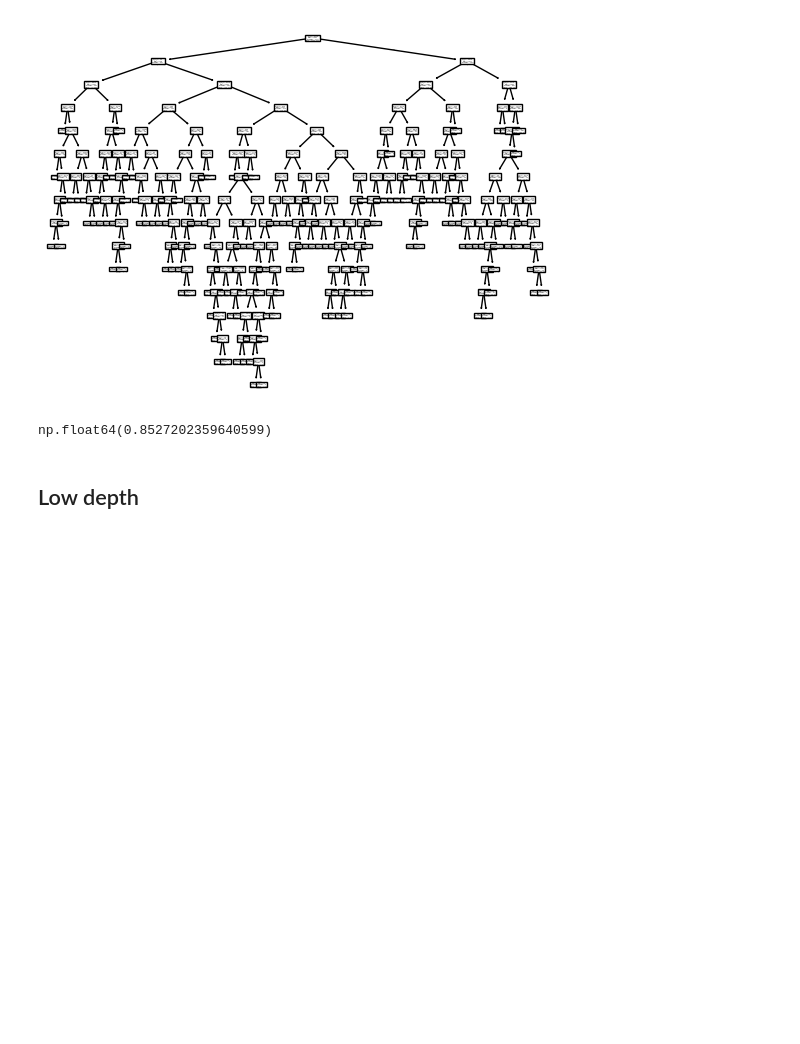
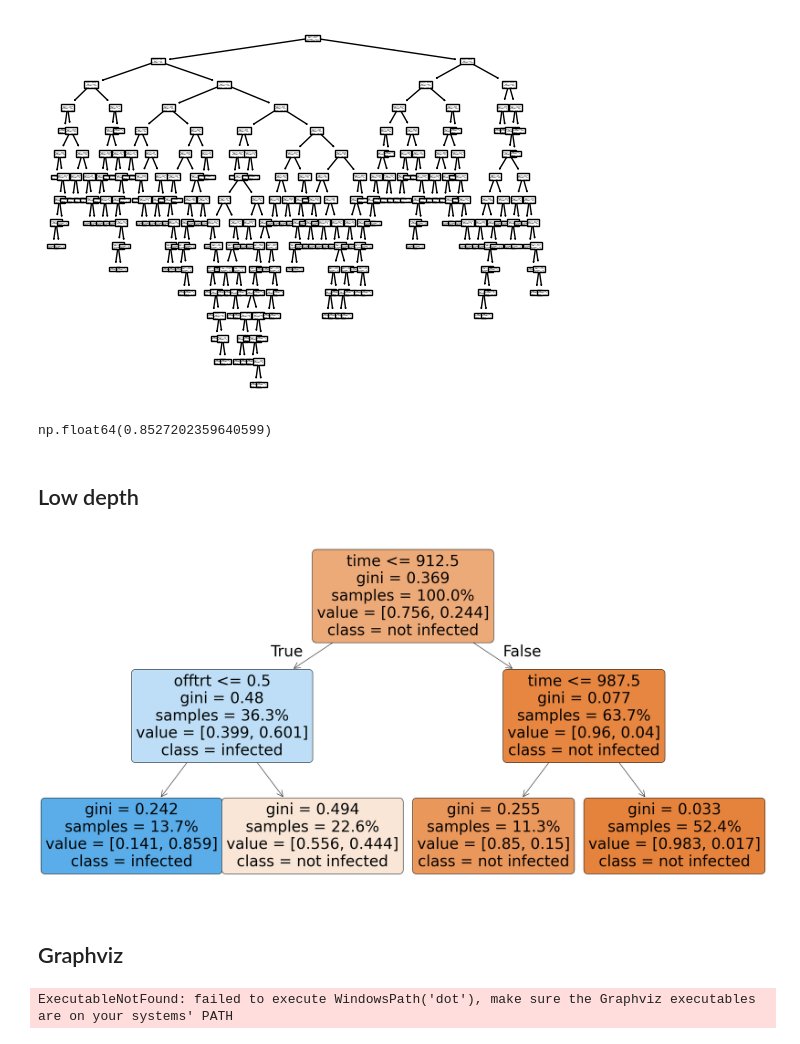
Before and after one commit to AlexanderBusa/ProgettoTeam2, a Jupyter notebook: decision_tree.ipynb, the cells around one changed output. Drawn from its saved outputs; the diff is of its cells as text; code cells hidden in the pictures; blank space fills up the shorter version.

Commit message:
decision tree visualization plot_tree and graphviz code

```diff
--- a/decision_tree.ipynb
+++ b/decision_tree.ipynb
@@ -171,3 +170,14 @@ cross_val_score(model_vanilla,X_train,y_train, cv=5).mean()
 np.float64(0.8527202359640599)
 # %% [markdown]
 ## Low depth
+# %%
+model_low = DecisionTreeClassifier(random_state = 42, max_depth=2)
+model_low.fit(X_train, y_train)
+plt.figure(figsize = (30,15) )
+
+plot_tree(model_low, feature_names = features, filled = True, class_names = ['not infected', 'infected'], rounded = True, proportion = True)
+plt.show()
+# %% [output]
+[figure, added]
+# %% [markdown]
+## Graphviz
@@ -173,0 +187,21 @@ np.float64(0.8527202359640599)
+# %%
+
+
+# Export the decision tree to DOT format
+dot_data = export_graphviz(
+    model_low,
+    out_file=None,
+    feature_names=features,
+    class_names=['not infected', 'infected'],
+    filled=True,
+    rounded=True,
+    special_characters=True,
+    rotate=True
+)
+
+# Create a horizontal graph
+graph = Source(dot_data)
+graph.format = 'png'
+graph.render('tree', view=True)
+# %% [output]
+ExecutableNotFound: failed to execute WindowsPath('dot'), make sure the Graphviz executables are on your systems' PATH
```
Also changed, not shown: parts of 3 cells of this notebook.
